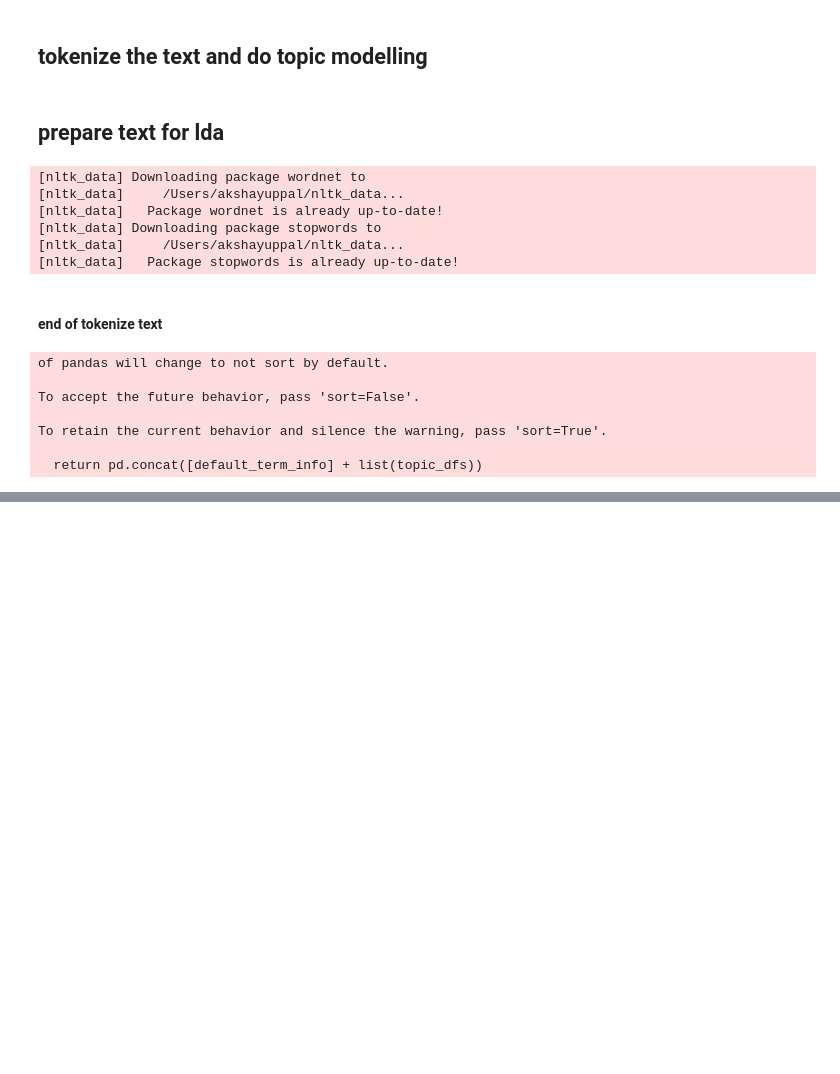
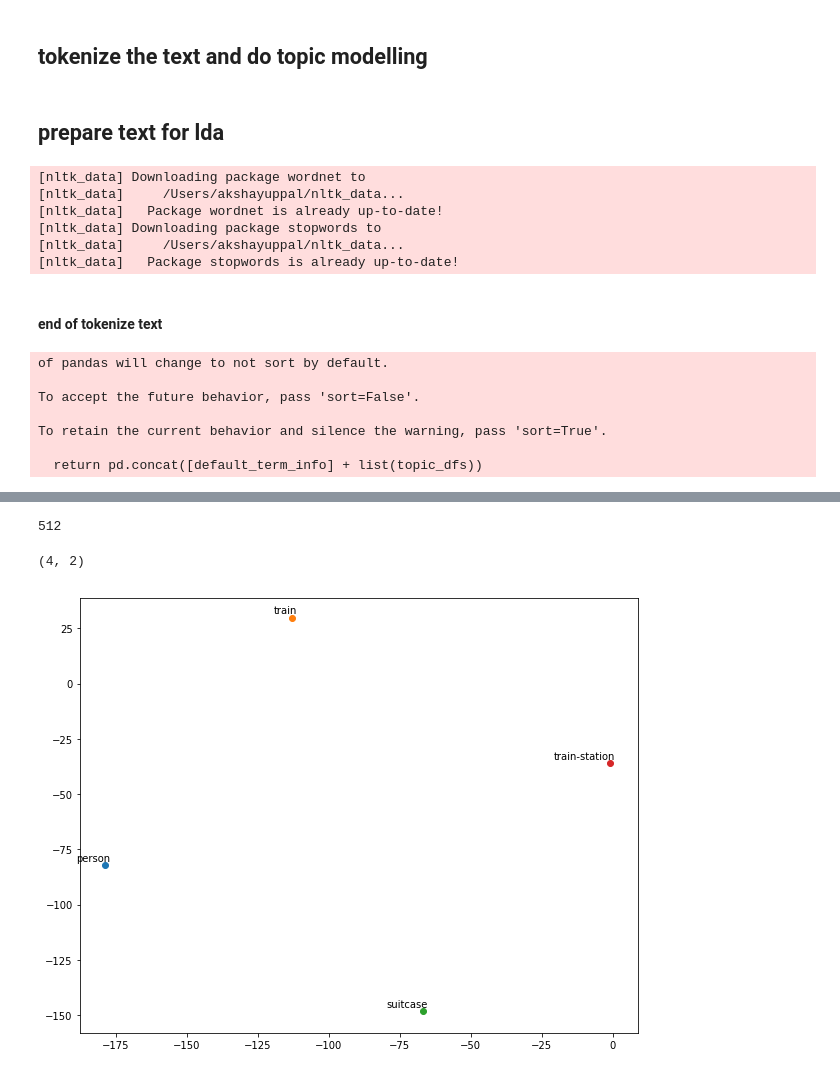
Before and after one commit to akshayuppal3/language_vision, a Jupyter notebook: src/lda_images.ipynb, the cells around one changed output, grey strips where cells are left out. Saved outputs shown, nothing was run; the diff lists cells and outputs as text; code cells hidden in the pictures; blank space fills up the shorter version.

```diff
--- a/src/lda_images.ipynb
+++ b/src/lda_images.ipynb
@@ -291,0 +321,39 @@ I = io.imread(img['coco_url'])
+# %%
+vec1 = get_img_vector(img1)
+vec2 = get_img_vector(img2)
+vec3 = get_img_vector(img3)
+vec = get_img_vector(img4)
+# %%
+vec = [vec1] + [vec2] + [vec3] + [vec]
+# %%
+# by default teh image is of 512 ouput vector
+len(vec[2])
+# %% [output]
+512
+# %%
+X_embedded = TSNE(n_components=2).fit_transform(vec)
+# %%
+## reduce to 2D dimensional
+X_embedded.shape
+# %% [output]
+(4, 2)
+# %%
+labels = ['person','train','suitcase','train-station']
+# %%
+x= []
+y =[]
+for value in X_embedded:
+    x.append(value[0])
+    y.append(value[1])
+
+for i in range(len(x)):
+    plt.scatter(x[i],y[i])
+    plt.annotate(labels[i],
+                 xy=(x[i], y[i]),
+                 xytext=(5, 2),
+                 textcoords='offset points',
+                 ha='right',
+                 va='bottom')
+plt.show()
+# %% [output]
+[figure, added]
```
Also changed, not shown: parts of 18 cells of this notebook, 2 other files.
